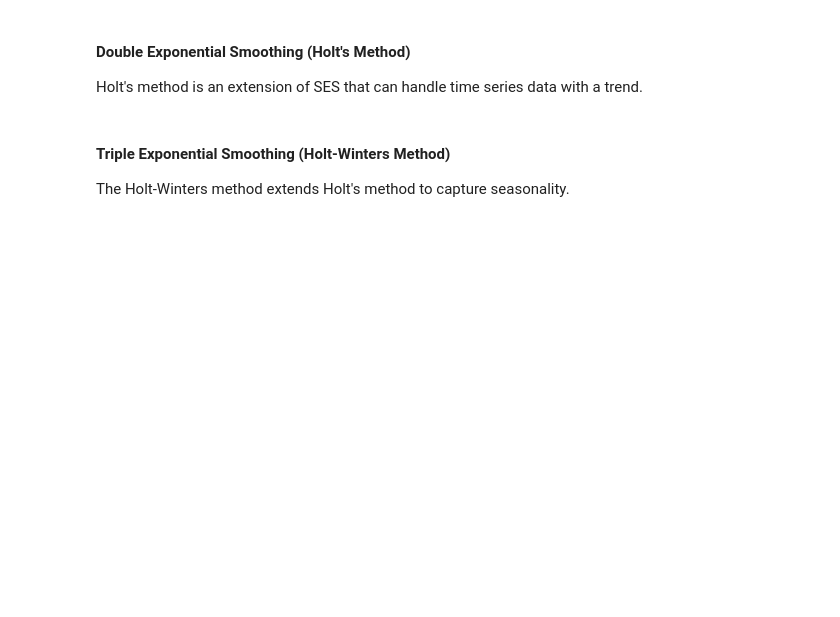
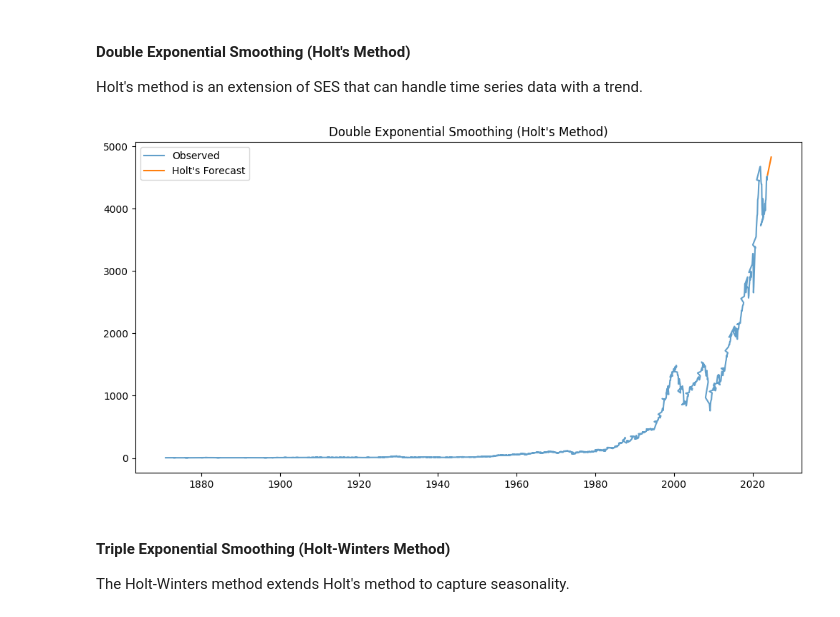
Before and after one commit to course-files/TimeSeriesForecastingandNeuralNetworks, a Jupyter notebook: 1_AnalysisForecastingNeuralNetworks.ipynb, the cells around one changed output. Drawn from its saved outputs; the diff is of its cells as text; code cells hidden in the pictures; blank space fills up the shorter version.

```diff
--- a/1_AnalysisForecastingNeuralNetworks.ipynb
+++ b/1_AnalysisForecastingNeuralNetworks.ipynb
@@ -258,20 +313,22 @@ plt.show()
 Holt's method is an extension of SES that can handle time series data with a trend.
 # %%
 model_holt = Holt(time_series, initialization_method="estimated").fit()
-predictions_holt = model_holt.forecast(60)
+predictions_holt = model_holt.forecast(12)
 
 future_index = pd.date_range(
     start=time_series.index[-1] + pd.offsets.MonthEnd(1),
-    periods=60,
+    periods=12,
     freq='M')
 predictions_holt = pd.Series(predictions_holt.values, index=future_index)
 
 plt.figure(figsize=(12, 6))
 plt.plot(time_series, label='Observed', alpha=0.7)
 plt.plot(predictions_holt, label='Holt\'s Forecast')
 plt.title('Double Exponential Smoothing (Holt\'s Method)')
 plt.legend()
 plt.show()
+# %% [output]
+[figure, added]
 # %% [markdown]
 #### Triple Exponential Smoothing (Holt-Winters Method)
 
```
Also changed, not shown: parts of 39 cells of this notebook.
